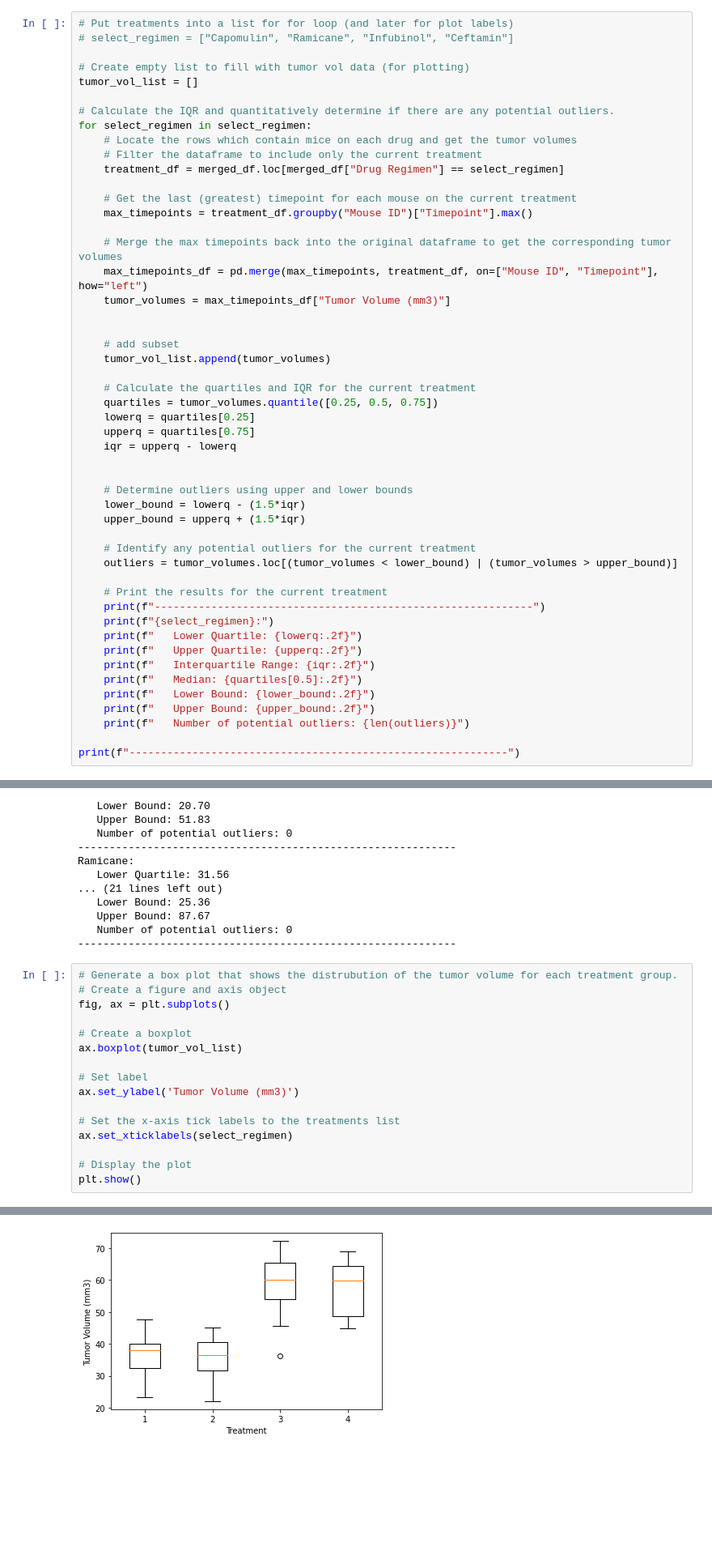
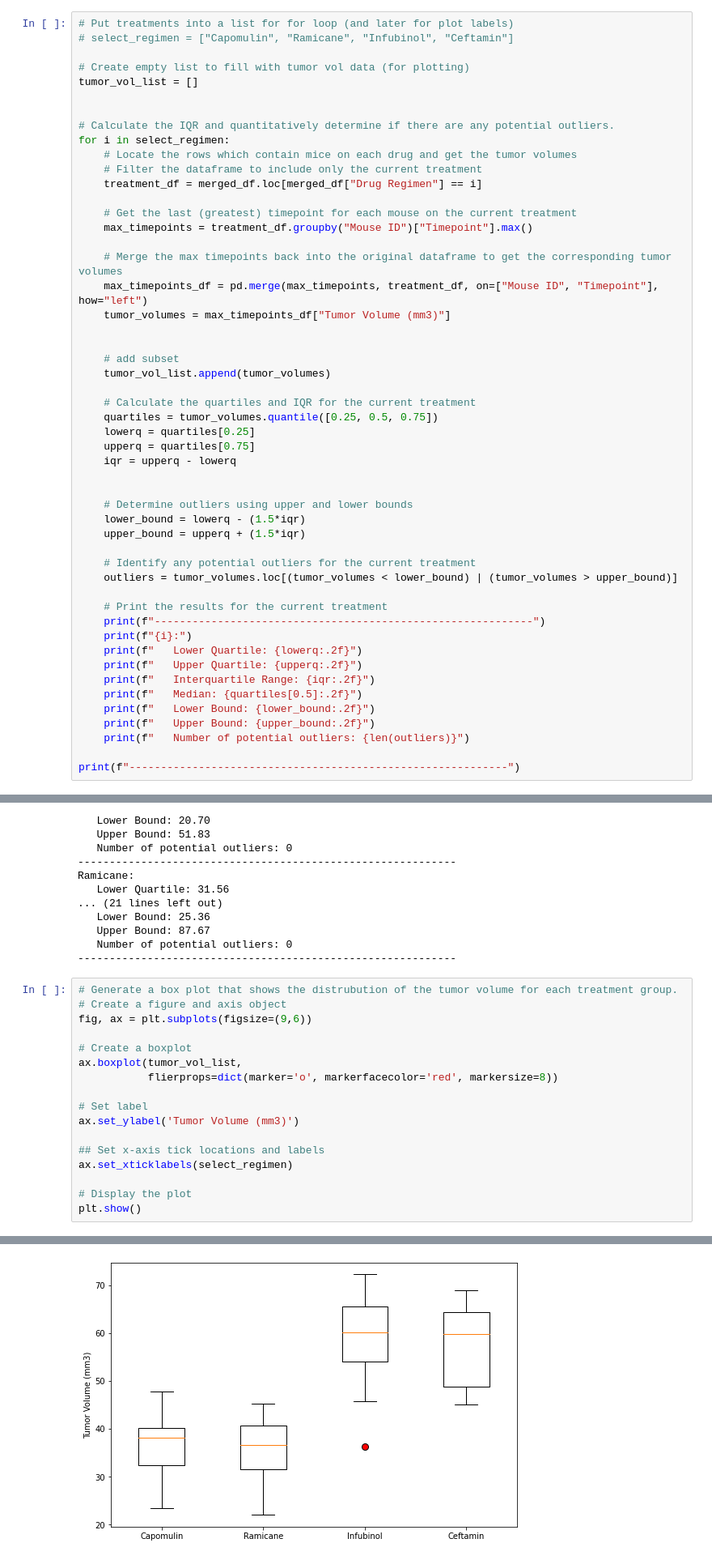
Before and after one commit to Wook22/Healthcare_Data_Visualization, a Jupyter notebook: Pymaceuticals/pymaceuticals_starter.ipynb, the cells around one changed output, grey strips where cells are left out. Shown: that part at 81% size. Drawn from its saved outputs; the diff is of its cells as text; blank space fills up the shorter version.

```diff
--- a/Pymaceuticals/pymaceuticals_starter.ipynb
+++ b/Pymaceuticals/pymaceuticals_starter.ipynb
@@ -254,11 +254,12 @@ result_df
 # Create empty list to fill with tumor vol data (for plotting)
 tumor_vol_list = []
 
+
 # Calculate the IQR and quantitatively determine if there are any potential outliers.
-for select_regimen in select_regimen:
+for i in select_regimen:
     # Locate the rows which contain mice on each drug and get the tumor volumes
     # Filter the dataframe to include only the current treatment
-    treatment_df = merged_df.loc[merged_df["Drug Regimen"] == select_regimen]
+    treatment_df = merged_df.loc[merged_df["Drug Regimen"] == i]
 
     # Get the last (greatest) timepoint for each mouse on the current treatment
     max_timepoints = treatment_df.groupby("Mouse ID")["Timepoint"].max()
@@ -287,7 +288,7 @@ for select_regimen in select_regimen:
 
     # Print the results for the current treatment
     print(f"------------------------------------------------------------")
-    print(f"{select_regimen}:")
+    print(f"{i}:")
     print(f"   Lower Quartile: {lowerq:.2f}")
     print(f"   Upper Quartile: {upperq:.2f}")
     print(f"   Interquartile Range: {iqr:.2f}")
@@ -318,15 +319,16 @@ Ramicane:
 # %%
 # Generate a box plot that shows the distrubution of the tumor volume for each treatment group.
 # Create a figure and axis object
-fig, ax = plt.subplots()
+fig, ax = plt.subplots(figsize=(9,6))
 
 # Create a boxplot
-ax.boxplot(tumor_vol_list)
+ax.boxplot(tumor_vol_list,
+           flierprops=dict(marker='o', markerfacecolor='red', markersize=8))
 
 # Set label
 ax.set_ylabel('Tumor Volume (mm3)')
 
-# Set the x-axis tick labels to the treatments list
+## Set x-axis tick locations and labels
 ax.set_xticklabels(select_regimen)
 
 # Display the plot
@@ -336 +337 @@ ValueError: The number of FixedLocator locations (4), usually from a call to set
-[figure, old version]
+[figure, new version]
```
Also changed, not shown: parts of 6 cells of this notebook.
